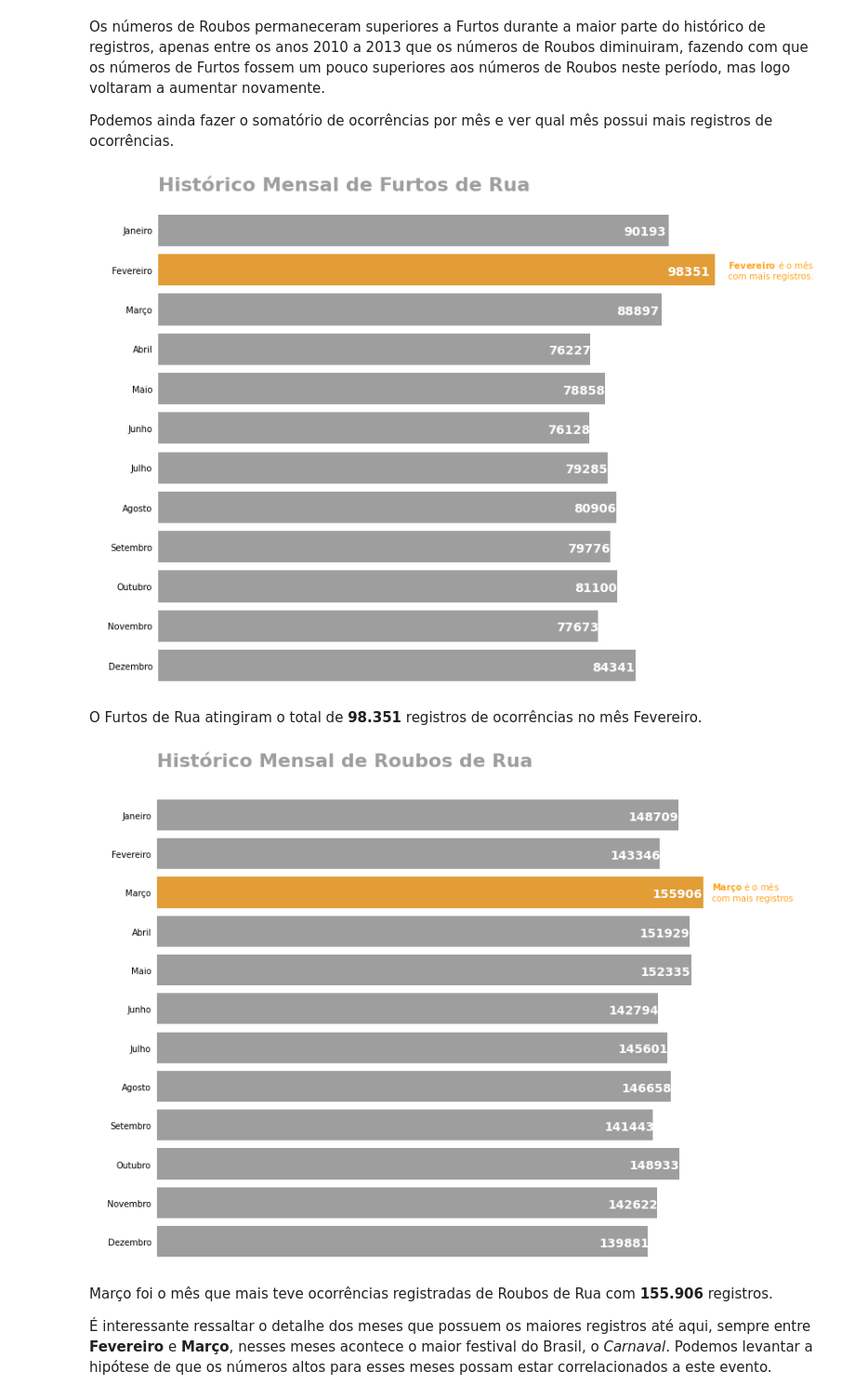
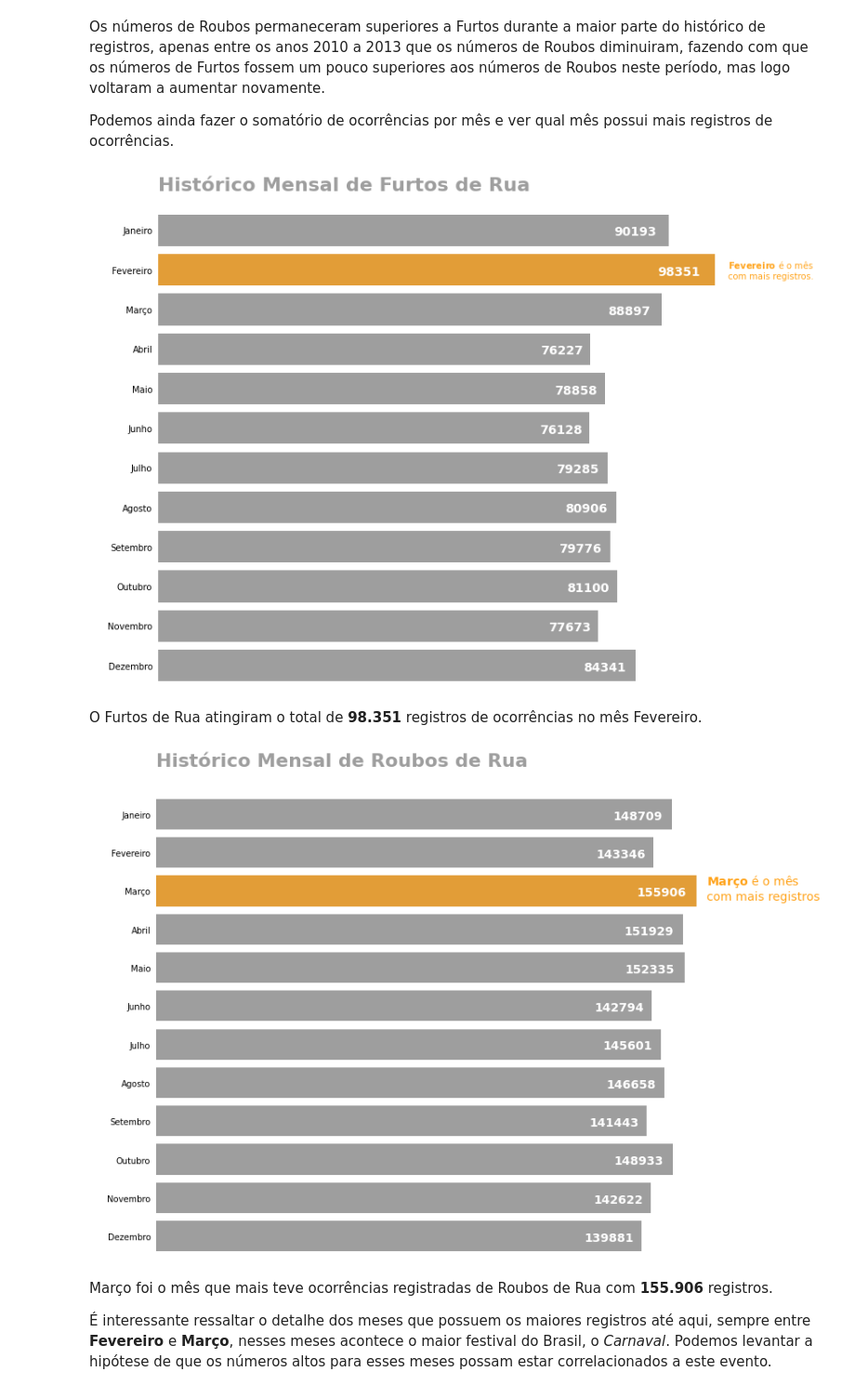
Before and after one commit to roberto-paixao/Analise_Violencia_do_Rio, a Jupyter notebook: Analisando_a_Violência_no_Rio_de_Janeiro.ipynb, the cells around one changed output. Shown at 93% size. Drawn from its saved outputs; the diff is of its cells as text; code cells hidden in the pictures.

```diff
--- a/Analisando_a_Violência_no_Rio_de_Janeiro.ipynb
+++ b/Analisando_a_Violência_no_Rio_de_Janeiro.ipynb
@@ -350,7 +350,7 @@ df.head()
 # Plotando a porcentagem de dados ausentes
 # Mostrando apenas os atributos com valores faltantes, descartando os demais.
 
-fig, ax = plt.subplots(figsize=(12,10))
+fig, ax = plt.subplots(figsize=(14,10))
 
 missing_percent = df.isnull().mean().sort_values(ascending=False).round(2)*100
 
@@ -364,7 +364,11 @@ valores = missing_percent.values
 indices = missing_percent.index
 
 # Plot
-splot = sns.barplot(x=missing_percent.values, y=missing_percent.index, color=LARANJA, ax=ax, orient='h')
+splot = sns.barplot(x=missing_percent.values,
+                    y=missing_percent.index,
+                    color=LARANJA,
+                    ax=ax,
+                    orient='h')
 
 for p in splot.patches:
     width=p.get_width()
@@ -372,7 +376,7 @@ for p in splot.patches:
     if width >= 0.1:
         plt.text(p.get_width()-3, p.get_y()+0.55*p.get_height(),
                     '{}%'.format(width),
-                    ha='center', va='center', color='white', size=8, fontweight='semibold')
+                    ha='center', va='center', color='white', size=11, fontweight='semibold')
 
 
 ax.text(0,
@@ -384,6 +388,7 @@ ax.text(0,
 
 ax.set_xticklabels([], visible=False)
 ax.yaxis.set_tick_params(left=False)
+ax.xaxis.set_tick_params(bottom=False)
 
 sns.despine(left=True, bottom=True);
 # %% [output]
@@ -885,9 +890,8 @@ for p in splot.patches:
             ha="center",
              va="center",
              color="white",
-             size=12,
+             size=14,
              fontweight="semibold")
-
 
 
 # Título
@@ -1743,7 +1749,7 @@ splot = sns.barplot(x=x,
 
 for p in splot.patches:
     width=int(p.get_width())
-    plt.text(p.get_width()/1.05, p.get_y()+0.55*p.get_height(),
+    plt.text(p.get_width()/1.07, p.get_y()+0.55*p.get_height(),
              '{:d}'.format(width),
              ha='center', va='center', color='white', size=14, fontweight='semibold')
 
@@ -1770,7 +1776,7 @@ sns.despine(left=True, bottom=True)
 
 plt.show()
 # %% [output]
-[figure, old version]
+[figure, new version]
 # %% [markdown]
 O Furtos de Rua atingiram o total de **98.351** registros de ocorrências no mês Fevereiro.
 # %%
@@ -1794,41 +1800,42 @@ splot = sns.barplot(x=x,
 for p in splot.patches:
     width=int(p.get_width())
 
-    plt.text(p.get_width()/1.05, p.get_y()+0.55*p.get_height(),
+    plt.text(p.get_width()/1.07, p.get_y()+0.55*p.get_height(),
              '{:d}'.format(width),
              ha='center',
              va='center',
              color='white',
              fontweight='semibold',
              size=14)
 
 
 # Título
 ax.text(x=ax.get_xlim()[0],
         y= ax.get_ylim()[1]-0.75,
         s="Histórico Mensal de Roubos de Rua",
         size=22,
         color=CINZA,
         fontweight="semibold")
 
 # Comentário da barra
 ax.annotate("$\\bf{Março}$ é o mês\ncom mais registros",
             xy=(x.max(), x.argmax()),
-            xytext=(10,-10),
+            xytext=(12,-11),
             textcoords="offset points",
+            size=14,
             color=LARANJA
             )
 
 ax.set_ylabel([],color='white')
 ax.yaxis.set_ticklabels(['Janeiro', 'Fevereiro', 'Março', 'Abril', 'Maio', 'Junho', 'Julho', 'Agosto', 'Setembro', 'Outubro', 'Novembro', 'Dezembro'])
 
 ax.xaxis.set_visible(False)
 ax.yaxis.set_tick_params(left=False)
 sns.despine(left=True, bottom=True)
 
 plt.show()
 # %% [output]
-[figure, old version]
+[figure, new version]
 # %% [markdown]
 Março foi o mês que mais teve ocorrências registradas de Roubos de Rua com **155.906** registros.
 
```
Also changed, not shown: parts of 10 cells of this notebook.
